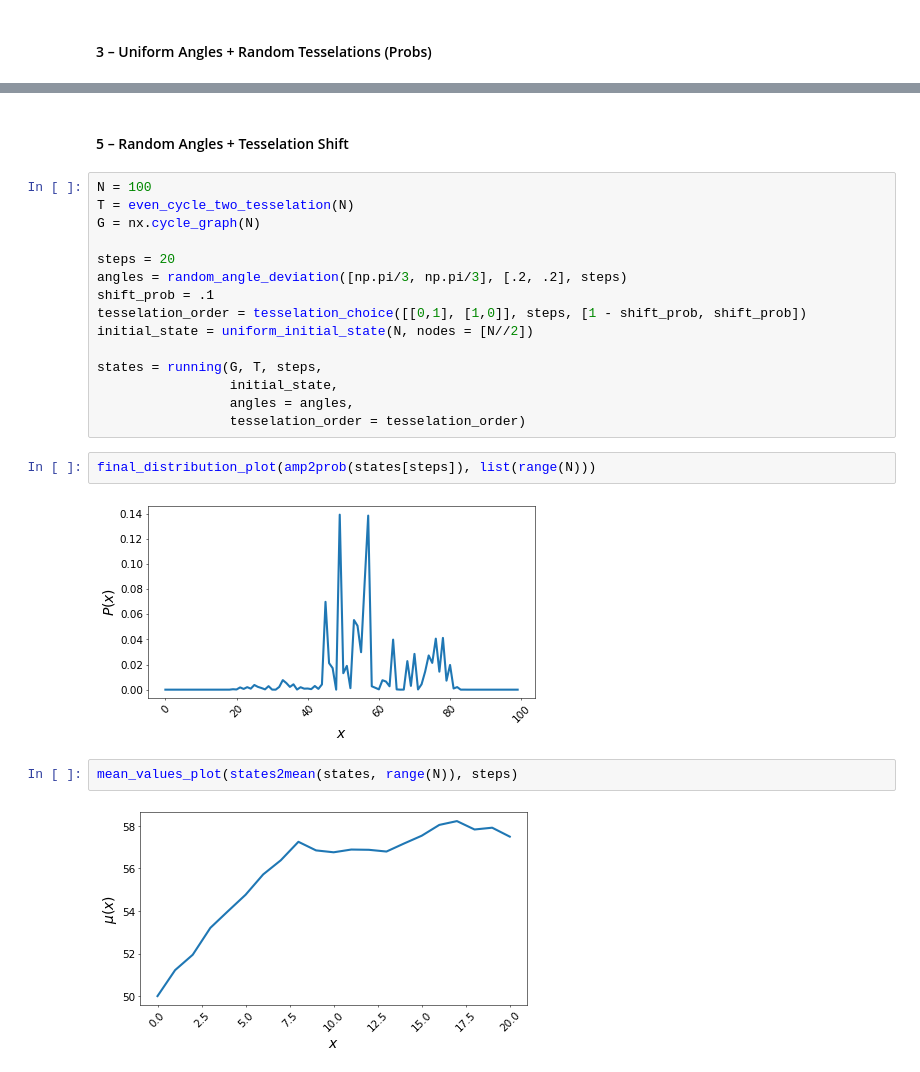
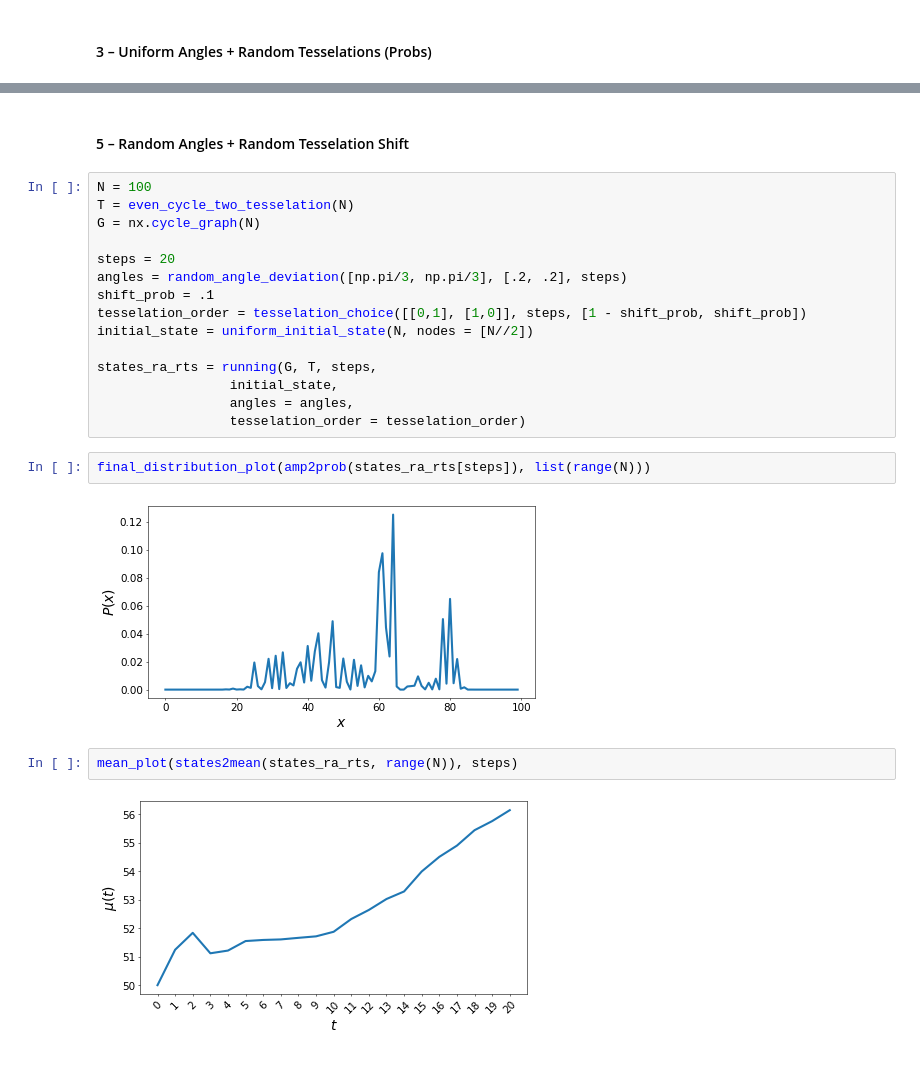
Before and after one commit to JaimePSantos/sqw, a Jupyter notebook: main_tests.ipynb, the cells around one changed output, grey strips where cells are left out. Cells and saved outputs as stored; diff of their text form.

```diff
--- a/main_tests.ipynb
+++ b/main_tests.ipynb
@@ -105,5 +153,5 @@ mean_values_plot(states2mean(states, range(N)), steps)
 # %% [markdown]
-#### 5 – Random Angles + Tesselation Shift
+#### 5 – Random Angles + Random Tesselation Shift
 # %%
 N = 100
 T = even_cycle_two_tesselation(N)
@@ -115,15 +163,15 @@ shift_prob = .1
 tesselation_order = tesselation_choice([[0,1], [1,0]], steps, [1 - shift_prob, shift_prob])
 initial_state = uniform_initial_state(N, nodes = [N//2])
 
-states = running(G, T, steps,
+states_ra_rts = running(G, T, steps,
                  initial_state,
                  angles = angles,
                  tesselation_order = tesselation_order)
 # %%
-final_distribution_plot(amp2prob(states[steps]), list(range(N)))
+final_distribution_plot(amp2prob(states_ra_rts[steps]), list(range(N)))
 # %% [output]
-[figure, old version]
+[figure, new version]
 # %%
-mean_values_plot(states2mean(states, range(N)), steps)
+mean_plot(states2mean(states_ra_rts, range(N)), steps)
 # %% [output]
-[figure, old version]
+[figure, new version]
```
Also changed, not shown: parts of 29 cells of this notebook, 2 other files.
